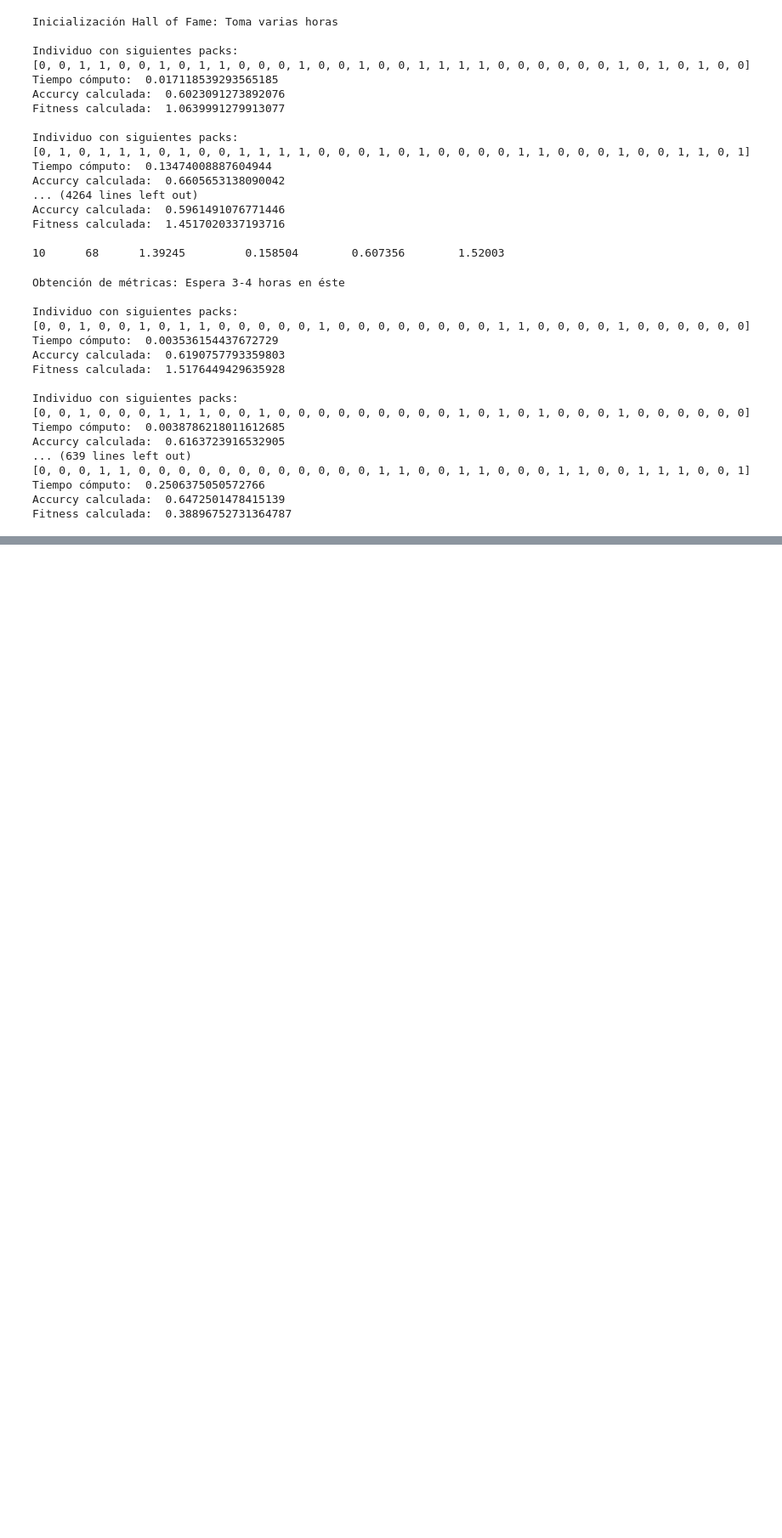
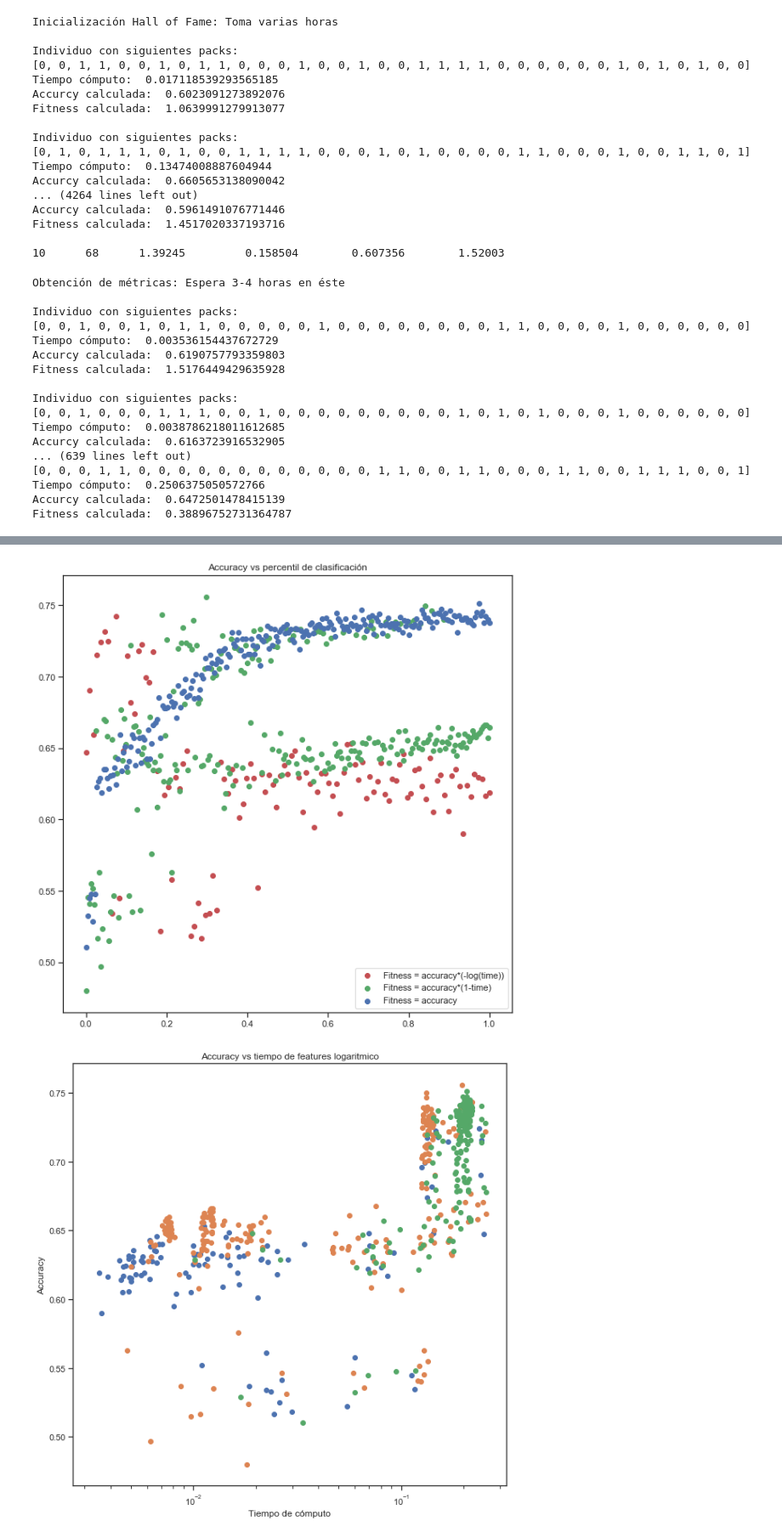
Before and after one commit to CubelliJ/Clasificacion_rapida_ALeRCE, a Jupyter notebook: ALeRCE_Hito_1.ipynb, the cells around one changed output, grey strips where cells are left out. Shown at 85% size. Drawn from its saved outputs; the diff is of its cells as text; code cells hidden in the pictures; blank space fills up the shorter version.

```diff
--- a/ALeRCE_Hito_1.ipynb
+++ b/ALeRCE_Hito_1.ipynb
@@ -468,0 +452,4 @@ f.show()
+# %%
+# Haciendo prueba con menos individuos, y con una función de fitness distinta.
+print('Inicialización Hall of Fame: Toma varias horas\n')
+hof2 = getHof()
@@ -468,0 +474,4 @@ f.show()
+# %%
+print('Obtención de métricas: Espera 3-4 horas en éste\n')
+validationFitnessList2, timeList2, individualList2, percentileList2 = getMetrics(hof2)
+# Tomamos solo cada 5 casos para formar una frontera de decisión, y después profundizamos en caso de que se requiera.
@@ -468,0 +496,4 @@ f.show()
+# %%
+# Haciendo prueba con menos individuos, y con una función de fitness distinta.
+print('Inicialización Hall of Fame: Maximizando accuracy:\n')
+hof3 = getHof()
@@ -468,0 +518,3 @@ f.show()
+# %%
+print('Obtención de métricas de validación: \n')
+validationFitnessList3, timeList3, individualList3, percentileList3 = getMetrics(hof3)
@@ -468,0 +539,47 @@ f.show()
+# %%
+validationAccuracyList = validationFitnessList
+validationAccuracyList2 = validationFitnessList2
+validationAccuracyList3 = validationFitnessList3
+
+e = plt.figure(1)
+plt.scatter(percentileList, validationAccuracyList[::-1], marker='o', color='r', label='Fitness = accuracy*(-log(time))')
+plt.scatter(percentileList2, validationAccuracyList2[::-1], marker='o', color='g', label='Fitness = accuracy*(1-time)')
+plt.scatter(percentileList3, validationAccuracyList3[::-1], marker='o', color='b', label='Fitness = accuracy')
+plt.title('Accuracy vs percentil de clasificación')
+plt.legend()
+e.show()
+
+logTime = []
+for i in timeList:
+    logTime.append(math.log(i,10))
+
+logTime2 = []
+for i in timeList2:
+    logTime2.append(math.log(i,10))
+
+logTime3 = []
+for i in timeList3:
+    logTime3.append(math.log(i,10))
+
+f = plt.figure(2)
+plt.scatter(timeList, validationAccuracyList, label='Fitness = accuracy*(-log(time))') # Distribuición con tiempo logaritmico.
+plt.scatter(timeList2, validationAccuracyList2, label='Fitness = accuracy*(1-time)') # Distribuición con tiempo logaritmico.
+plt.scatter(timeList3, validationAccuracyList3, label='Fitness = accuracy') # Distribuición con tiempo logaritmico.plt.legend()
+plt.xscale('log')
+plt.xlabel('Tiempo de cómputo')
+plt.ylabel('Accuracy')
+plt.title('Accuracy vs tiempo de features logaritmico')
+f.show()
+
+g = plt.figure(3)
+plt.scatter(timeList, validationAccuracyList, label='Fitness = accuracy*(-log(time))') # Distribuición con tiempo logaritmico.
+plt.scatter(timeList2, validationAccuracyList2, label='Fitness = accuracy*(1-time)') # Distribuición con tiempo logaritmico.
+plt.scatter(timeList3, validationAccuracyList3, label='Fitness = accuracy') # Distribuición con tiempo logaritmico.
+plt.legend()
+plt.xlabel('Tiempo de cómputo')
+plt.ylabel('Accuracy')
+plt.title('Accuracy vs tiempo de features')
+g.show()
+# %% [output]
+[figure, added]
+[figure, added]
```
Also changed, not shown: parts of 20 cells of this notebook.
